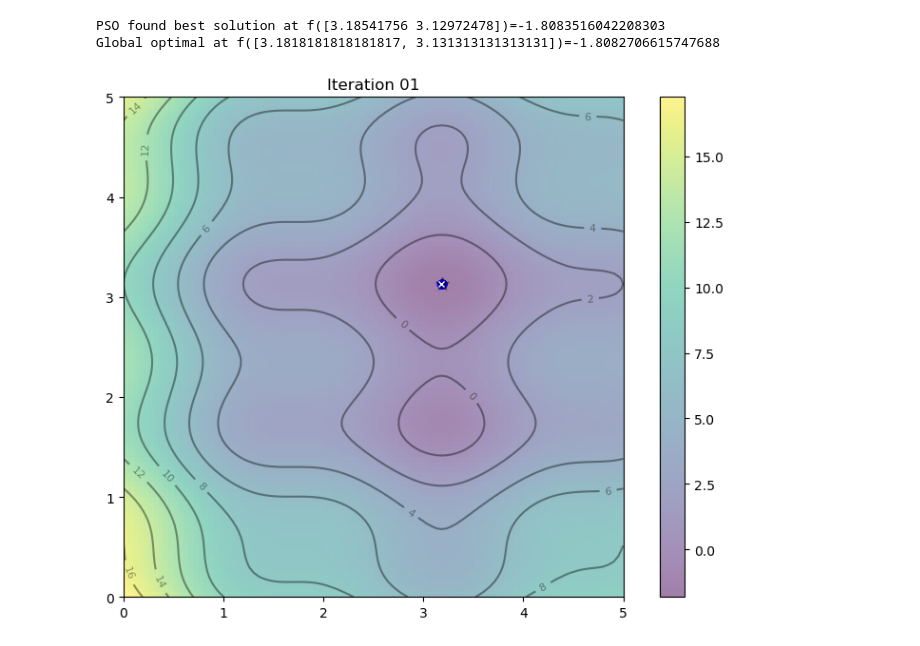
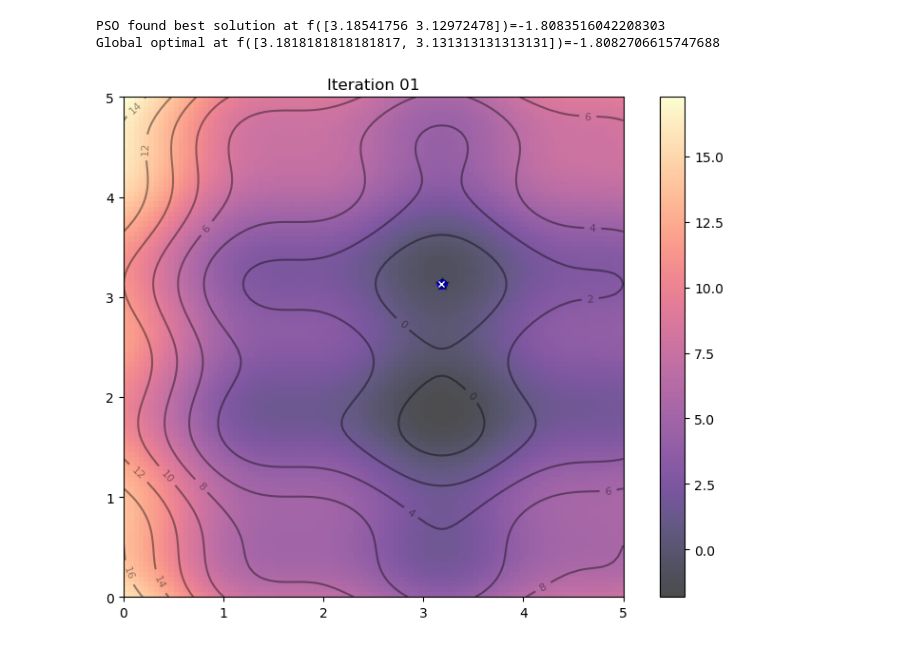
Before and after one commit to UmbertoFasci/Dyson_Swarm, a Jupyter notebook: Background/PSO.ipynb, the cells around one changed output. Cells and saved outputs as stored; diff of their text form; code cells hidden in the pictures.

```diff
--- a/Background/PSO.ipynb
+++ b/Background/PSO.ipynb
@@ -47,38 +47,38 @@ def update():
 # Set up base figure: The contour map
 fig, ax = plt.subplots(figsize=(8,6))
 fig.set_tight_layout(True)
-img = ax.imshow(z, extent=[0, 5, 0, 5], origin='lower', cmap='viridis', alpha=0.5)
+img = ax.imshow(z, extent=[0, 5, 0, 5], origin='upper', cmap='magma', alpha=0.7)
 fig.colorbar(img, ax=ax)
 ax.plot([x_min], [y_min], marker='x', markersize=5, color="white")
 contours = ax.contour(x, y, z, 10, colors='black', alpha=0.4)
 ax.clabel(contours, inline=True, fontsize=8, fmt="%.0f")
 pbest_plot = ax.scatter(pbest[0], pbest[1], marker='o', color='black', alpha=0.5)
 p_plot = ax.scatter(X[0], X[1], marker='o', color='blue', alpha=0.5)
 p_arrow = ax.quiver(X[0], X[1], V[0], V[1], color='blue', width=0.005, angles='xy', scale_units='xy', scale=1)
 gbest_plot = plt.scatter([gbest[0]], [gbest[1]], marker='*', s=100, color='black', alpha=0.4)
 ax.set_xlim([0,5])
 ax.set_ylim([0,5])
 
 def animate(i):
     "Steps of PSO: algorithm update and show in plot"
     title = 'Iteration {:02d}'.format(i)
     # Update params
     update()
     # Set picture
     ax.set_title(title)
     pbest_plot.set_offsets(pbest.T)
     p_plot.set_offsets(X.T)
     p_arrow.set_offsets(X.T)
     p_arrow.set_UVC(V[0], V[1])
     gbest_plot.set_offsets(gbest.reshape(1,-1))
     return ax, pbest_plot, p_plot, p_arrow, gbest_plot
 
 anim = FuncAnimation(fig, animate, frames=list(range(1,50)), interval=500, blit=False, repeat=True)
 anim.save("PSO.gif", dpi=120, writer="pillow")
 
 print("PSO found best solution at f({})={}".format(gbest, gbest_obj))
 print("Global optimal at f({})={}".format([x_min,y_min], f(x_min,y_min)))
 # %% [output]
 PSO found best solution at f([3.18541756 3.12972478])=-1.8083516042208303
 Global optimal at f([3.1818181818181817, 3.131313131313131])=-1.8082706615747688
-[figure, old version]
+[figure, new version]
```
Also changed, not shown: 2 other files.
